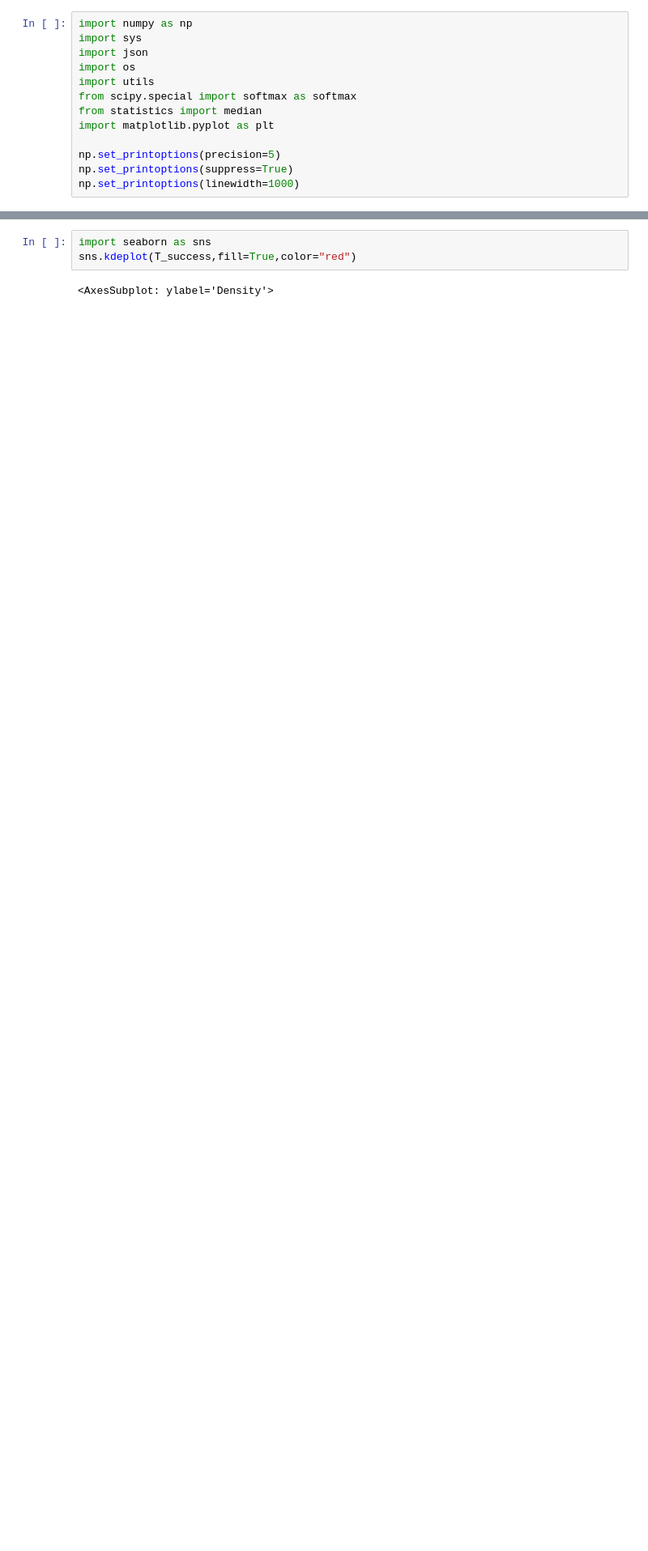
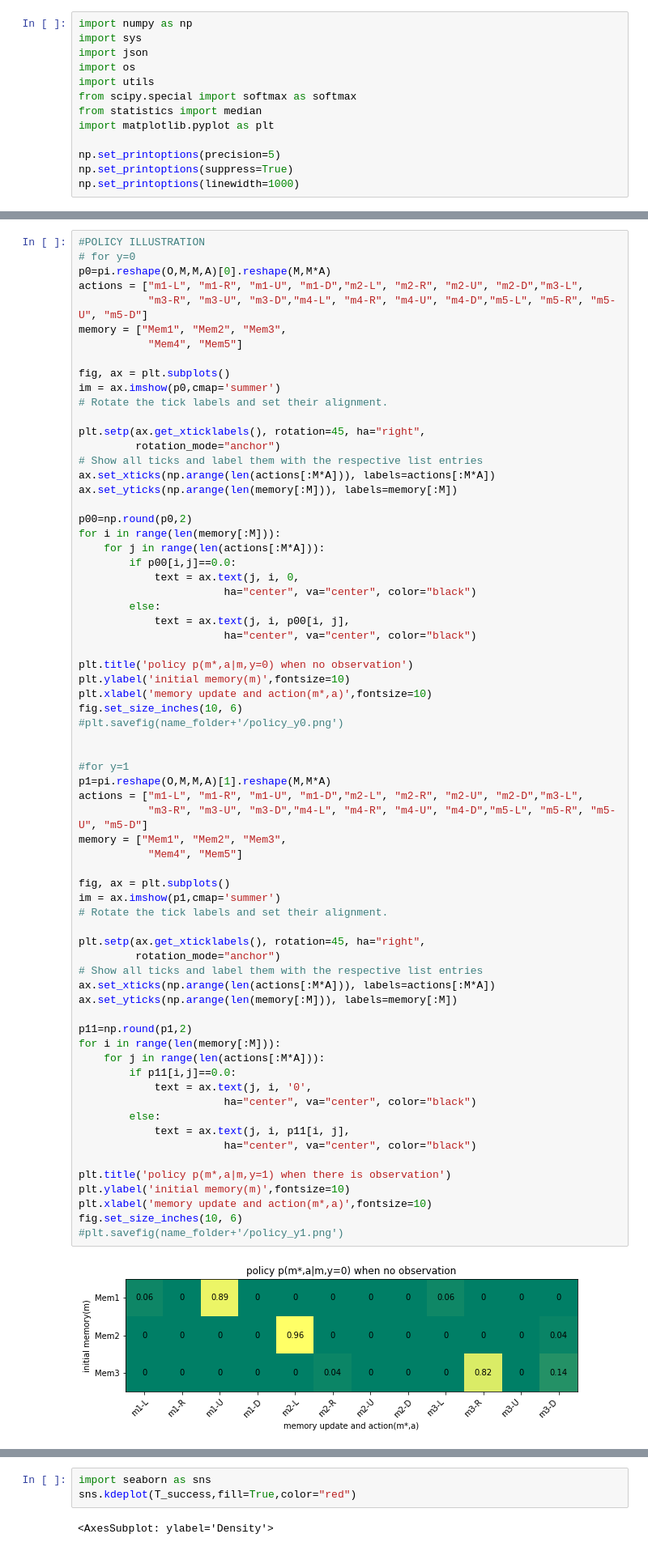
Before and after one commit to kyrellverano/Finite-Memory-Controller, a Jupyter notebook: FSC/FSC_NB/Visualize.ipynb, the cells around one changed output, grey strips where cells are left out. Shown at 81% size. Saved outputs shown, nothing was run; the diff lists cells and outputs as text; blank space fills up the shorter version.

```diff
--- a/FSC/FSC_NB/Visualize.ipynb
+++ b/FSC/FSC_NB/Visualize.ipynb
@@ -125,0 +176,70 @@ for y=o
+# %%
+#POLICY ILLUSTRATION
+# for y=0
+p0=pi.reshape(O,M,M,A)[0].reshape(M,M*A)
+actions = ["m1-L", "m1-R", "m1-U", "m1-D","m2-L", "m2-R", "m2-U", "m2-D","m3-L",
+           "m3-R", "m3-U", "m3-D","m4-L", "m4-R", "m4-U", "m4-D","m5-L", "m5-R", "m5-U", "m5-D"]
+memory = ["Mem1", "Mem2", "Mem3",
+           "Mem4", "Mem5"]
+
+fig, ax = plt.subplots()
+im = ax.imshow(p0,cmap='summer')
+# Rotate the tick labels and set their alignment.
+
+plt.setp(ax.get_xticklabels(), rotation=45, ha="right",
+         rotation_mode="anchor")
+# Show all ticks and label them with the respective list entries
+ax.set_xticks(np.arange(len(actions[:M*A])), labels=actions[:M*A])
+ax.set_yticks(np.arange(len(memory[:M])), labels=memory[:M])
+
+p00=np.round(p0,2)
+for i in range(len(memory[:M])):
+    for j in range(len(actions[:M*A])):
+        if p00[i,j]==0.0:
+            text = ax.text(j, i, 0,
+                       ha="center", va="center", color="black")
+        else:
+            text = ax.text(j, i, p00[i, j],
+                       ha="center", va="center", color="black")
+
+plt.title('policy p(m*,a|m,y=0) when no observation')
+plt.ylabel('initial memory(m)',fontsize=10)
+plt.xlabel('memory update and action(m*,a)',fontsize=10)
+fig.set_size_inches(10, 6)
+#plt.savefig(name_folder+'/policy_y0.png')
+
+
+#for y=1
+p1=pi.reshape(O,M,M,A)[1].reshape(M,M*A)
+actions = ["m1-L", "m1-R", "m1-U", "m1-D","m2-L", "m2-R", "m2-U", "m2-D","m3-L",
+           "m3-R", "m3-U", "m3-D","m4-L", "m4-R", "m4-U", "m4-D","m5-L", "m5-R", "m5-U", "m5-D"]
+memory = ["Mem1", "Mem2", "Mem3",
+           "Mem4", "Mem5"]
+
+fig, ax = plt.subplots()
+im = ax.imshow(p1,cmap='summer')
+# Rotate the tick labels and set their alignment.
+
+plt.setp(ax.get_xticklabels(), rotation=45, ha="right",
+         rotation_mode="anchor")
+# Show all ticks and label them with the respective list entries
+ax.set_xticks(np.arange(len(actions[:M*A])), labels=actions[:M*A])
+ax.set_yticks(np.arange(len(memory[:M])), labels=memory[:M])
+
+p11=np.round(p1,2)
+for i in range(len(memory[:M])):
+    for j in range(len(actions[:M*A])):
+        if p11[i,j]==0.0:
+            text = ax.text(j, i, '0',
+                       ha="center", va="center", color="black")
+        else:
+            text = ax.text(j, i, p11[i, j],
+                       ha="center", va="center", color="black")
+
+plt.title('policy p(m*,a|m,y=1) when there is observation')
+plt.ylabel('initial memory(m)',fontsize=10)
+plt.xlabel('memory update and action(m*,a)',fontsize=10)
+fig.set_size_inches(10, 6)
+#plt.savefig(name_folder+'/policy_y1.png')
+# %% [output]
+[figure, added]
```
Also changed, not shown: parts of 11 cells of this notebook, 2 other files.
